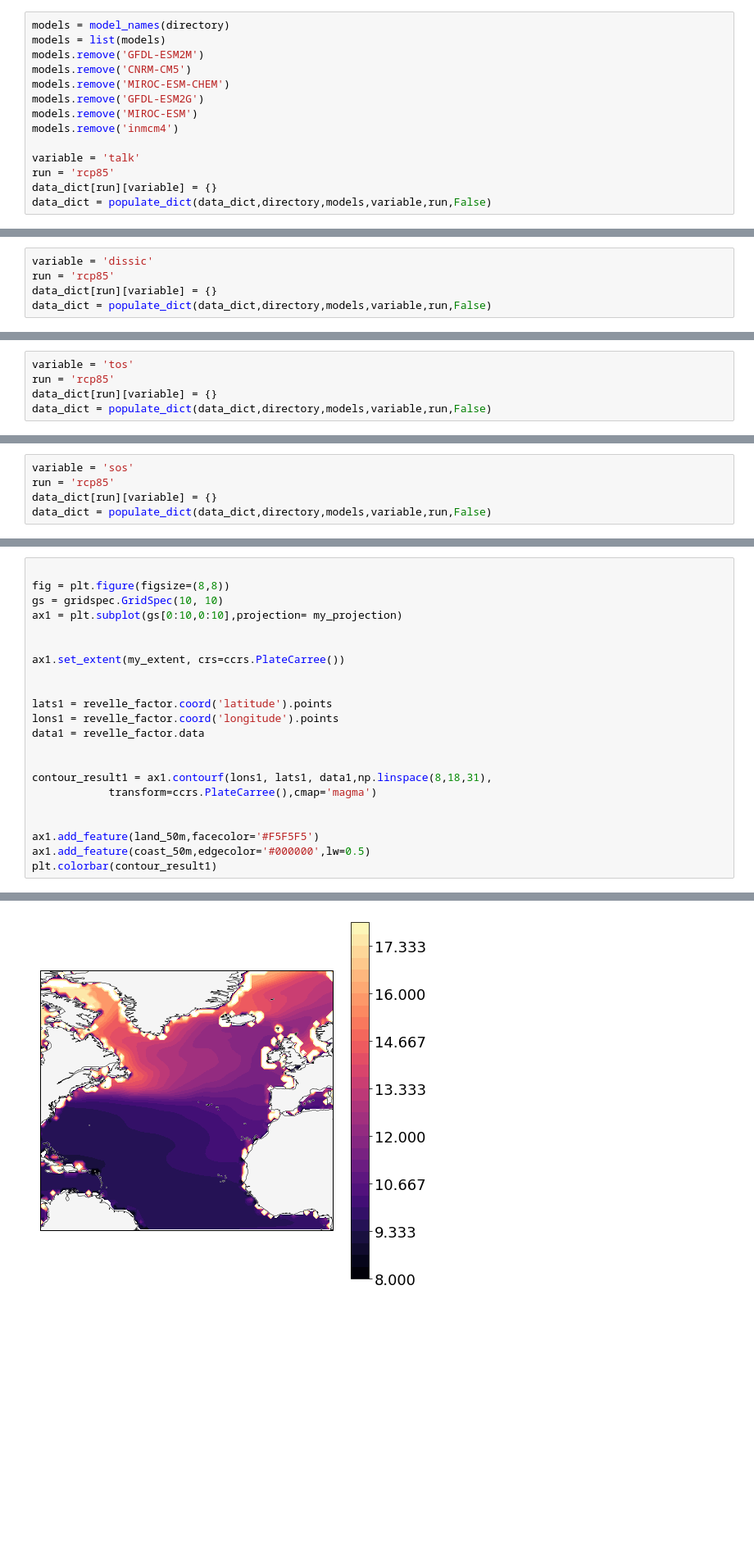
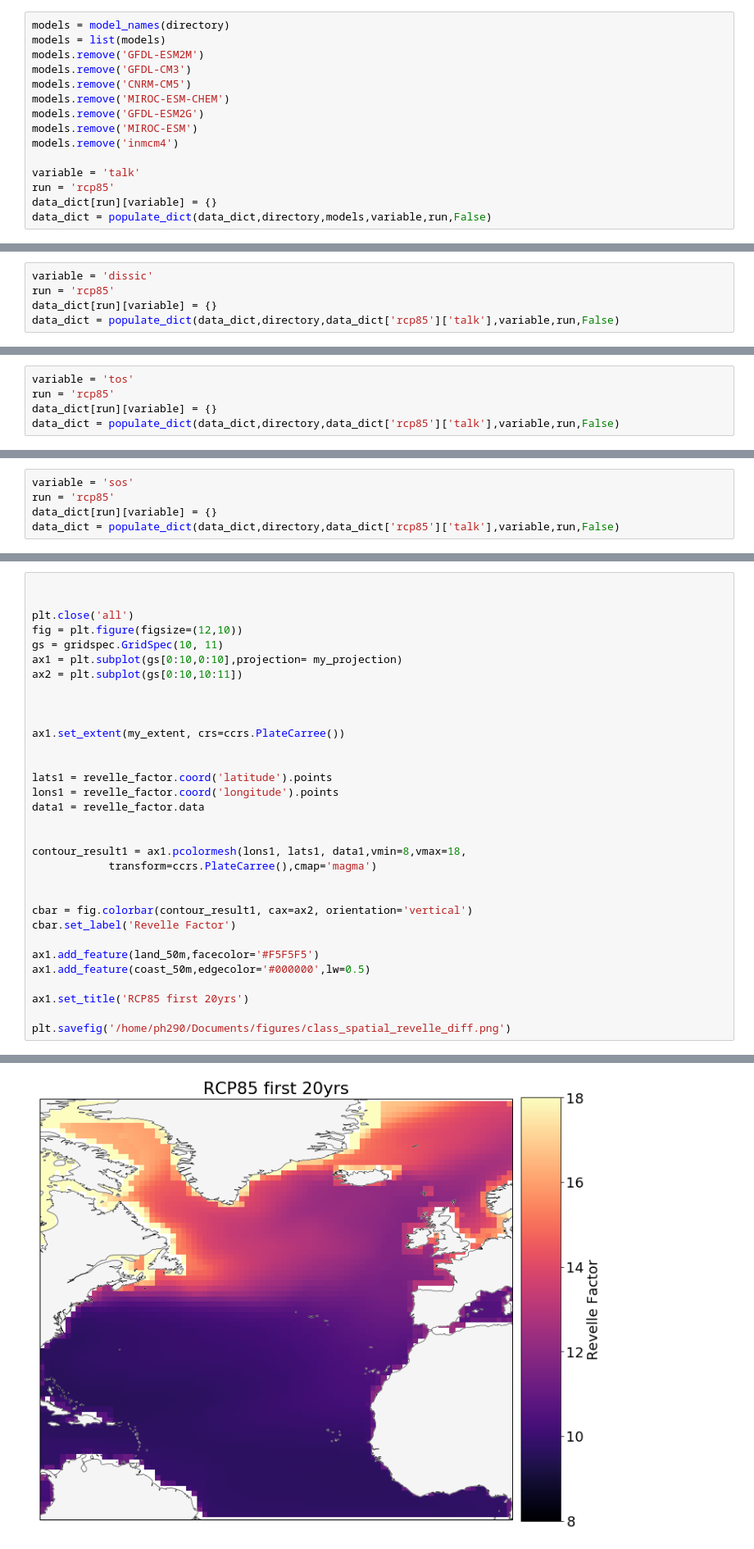
Before and after one commit to PaulHalloran/batmobile_jupyter_notebooks, a Jupyter notebook: analysis_for_noc_talk.ipynb, the cells around one changed output, grey strips where cells are left out. Shown at 82% size. Cells and saved outputs as stored; diff of their text form; blank space fills up the shorter version.

```diff
--- a/analysis_for_noc_talk.ipynb
+++ b/analysis_for_noc_talk.ipynb
@@ -731,6 +918,7 @@ greyed is where fewer than 66% of models agree on the sign of change
 models = model_names(directory)
 models = list(models)
 models.remove('GFDL-ESM2M')
+models.remove('GFDL-CM3')
 models.remove('CNRM-CM5')
 models.remove('MIROC-ESM-CHEM')
 models.remove('GFDL-ESM2G')
@@ -763,5 +951,5 @@ bcc-csm1-1-m
 variable = 'dissic'
 run = 'rcp85'
 data_dict[run][variable] = {}
-data_dict = populate_dict(data_dict,directory,models,variable,run,False)
+data_dict = populate_dict(data_dict,directory,data_dict['rcp85']['talk'],variable,run,False)
 # %% [output]
@@ -786,6 +974,6 @@ bcc-csm1-1-m
 variable = 'tos'
 run = 'rcp85'
 data_dict[run][variable] = {}
-data_dict = populate_dict(data_dict,directory,models,variable,run,False)
+data_dict = populate_dict(data_dict,directory,data_dict['rcp85']['talk'],variable,run,False)
 # %% [output]
 IPSL-CM5A-LR
@@ -810,7 +997,7 @@ cube already has year dimension
 variable = 'sos'
 run = 'rcp85'
 data_dict[run][variable] = {}
-data_dict = populate_dict(data_dict,directory,models,variable,run,False)
+data_dict = populate_dict(data_dict,directory,data_dict['rcp85']['talk'],variable,run,False)
 # %% [output]
 IPSL-CM5A-LR
 cube already has year dimension
@@ -950,9 +1137,13 @@ revelle_factor_last = carbchem_revelle(10,9.99e9,tmp_cube_tos_2-273.15,tmp_cube_
 (80, 91)
 # %%
 
-fig = plt.figure(figsize=(8,8))
-gs = gridspec.GridSpec(10, 10)
+
+plt.close('all')
+fig = plt.figure(figsize=(12,10))
+gs = gridspec.GridSpec(10, 11)
 ax1 = plt.subplot(gs[0:10,0:10],projection= my_projection)
+ax2 = plt.subplot(gs[0:10,10:11])
+
 
 
 ax1.set_extent(my_extent, crs=ccrs.PlateCarree())
@@ -963,11 +1154,17 @@ lons1 = revelle_factor.coord('longitude').points
 data1 = revelle_factor.data
 
 
-contour_result1 = ax1.contourf(lons1, lats1, data1,np.linspace(8,18,31),
+contour_result1 = ax1.pcolormesh(lons1, lats1, data1,vmin=8,vmax=18,
 			transform=ccrs.PlateCarree(),cmap='magma')
 
 
+cbar = fig.colorbar(contour_result1, cax=ax2, orientation='vertical')
+cbar.set_label('Revelle Factor')
+
 ax1.add_feature(land_50m,facecolor='#F5F5F5')
 ax1.add_feature(coast_50m,edgecolor='#000000',lw=0.5)
-plt.colorbar(contour_result1)
+
+ax1.set_title('RCP85 first 20yrs')
+
+plt.savefig('/home/ph290/Documents/figures/class_spatial_revelle_diff.png')
 # %% [output]
@@ -975 +1171 @@ plt.colorbar(contour_result1)
-[figure, old version]
+[figure, new version]
```
Also changed, not shown: parts of 30 cells of this notebook.
